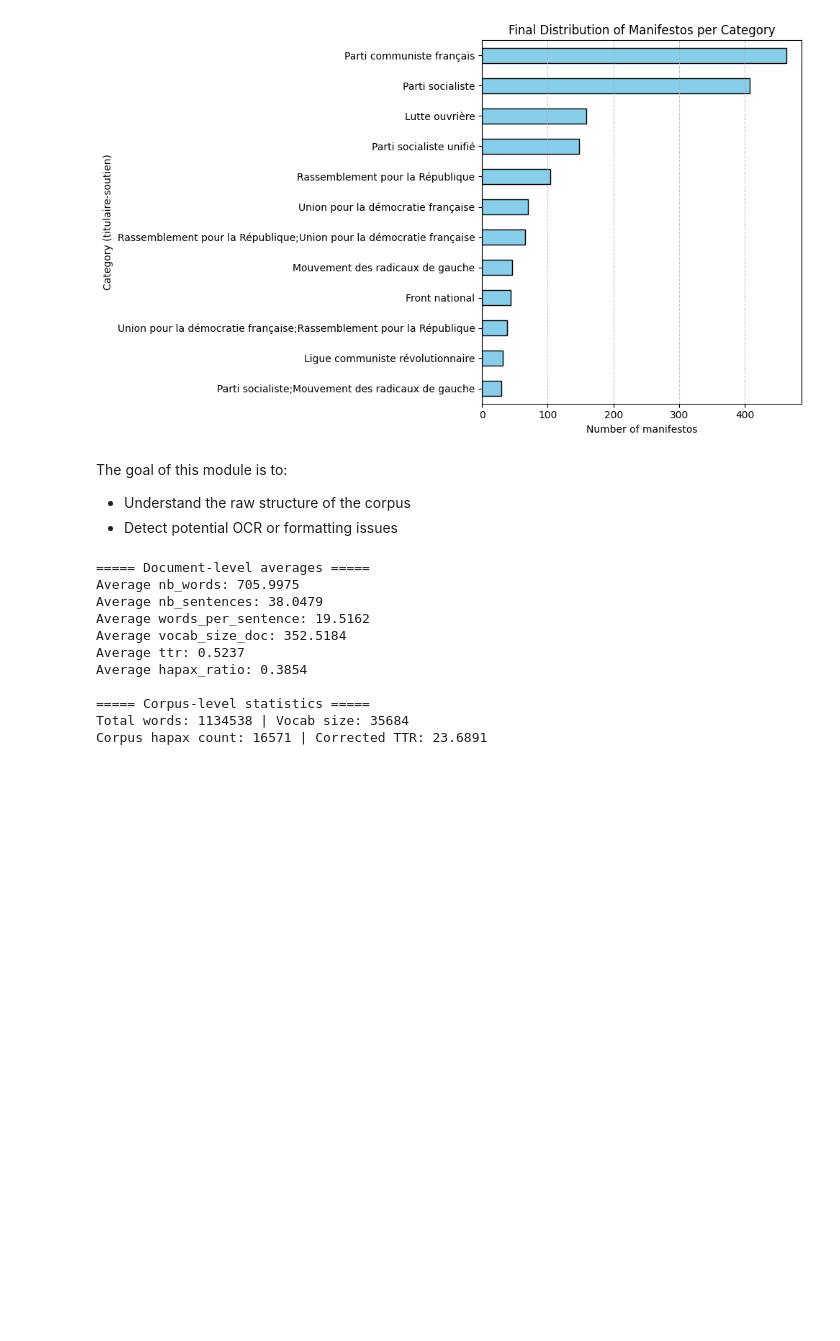
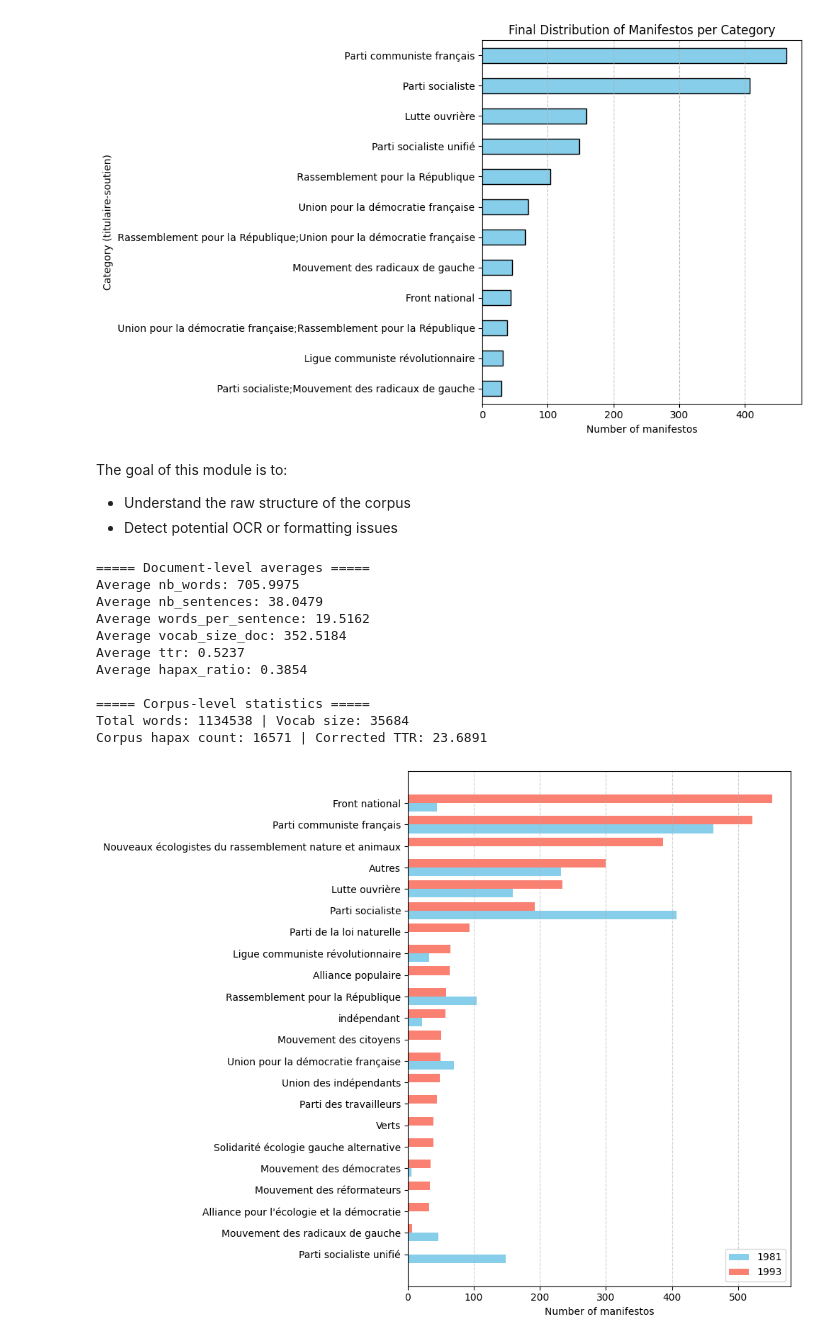
Before and after one commit to Amandine701/NLP_rendus, a Jupyter notebook: stats_descriptives.ipynb, the cells around one changed output. Drawn from its saved outputs; the diff is of its cells as text; code cells hidden in the pictures; blank space fills up the shorter version.

Commit message:
Ajout d'un graph pour le rapport

```diff
--- a/stats_descriptives.ipynb
+++ b/stats_descriptives.ipynb
@@ -501,3 +501,75 @@ Average hapax_ratio: 0.3854
 ===== Corpus-level statistics =====
 Total words: 1134538 | Vocab size: 35684
 Corpus hapax count: 16571 | Corrected TTR: 23.6891
+# %%
+############## Comparative analysis of election manifestos (1981 vs 1993) for the report########
+
+csv_path_81 = "/home/onyxia/work/NLP_rendus/.ipynb_checkpoints/data/legislatives_1981.csv"
+csv_path_93 = "/home/onyxia/work/NLP_rendus/.ipynb_checkpoints/data/legislatives_1993.csv"
+
+df_81 = pd.read_csv(csv_path_81, encoding="utf-8")
+df_93 = pd.read_csv(csv_path_93, encoding="utf-8")
+
+# Filter first round only
+df81 = df_81[df_81['contexte-tour'] == 1].copy()
+df93 = df_93[df_93['contexte-tour'] == 1].copy()
+
+# Data cleaning
+df_clean81 = df81[
+    (~df81['titulaire-soutien'].str.contains(';', na=False)) &
+    (df81['titulaire-soutien'] != 'non mentionné')
+]
+
+df_clean93 = df93[
+    (~df93['titulaire-soutien'].str.contains(';', na=False)) &
+    (~df93['titulaire-soutien'].isin(['non mentionné']))
+]
+
+# Count manifestos by party
+counts81 = df_clean81['titulaire-soutien'].value_counts()
+counts93 = df_clean93['titulaire-soutien'].value_counts()
+
+# Comparative table
+table = pd.concat([counts81, counts93], axis=1)
+table.columns = ['1981', '1993']
+table = table.fillna(0).astype(int)
+
+# Keep major parties (at least 30 manifestos)
+threshold = 30
+major = table[(table['1981'] >= threshold) | (table['1993'] >= threshold)]
+minor = table[(table['1981'] < threshold) & (table['1993'] < threshold)]
+
+# Group minor parties as 'Others'
+others = pd.DataFrame(minor.sum()).T
+others.index = ['Autres']
+table_final = pd.concat([major, others])
+
+# Calculate percentages
+table_final['% 1981'] = (table_final['1981'] / table_final['1981'].sum() * 100).round(1)
+table_final['% 1993'] = (table_final['1993'] / table_final['1993'].sum() * 100).round(1)
+
+# Sort by 1993 counts for better visualization
+table_final = table_final.sort_values(by='1993', ascending=False)
+
+#  Filter categories for the chart
+df_filtered = table_final[(table_final['1981'] > 30) | (table_final['1993'] > 30)]
+df_filtered = df_filtered.sort_values('1993', ascending=True)
+
+#  Plot horizontal bar chart
+plt.figure(figsize=(10, 8))
+
+y = range(len(df_filtered))
+
+plt.barh(y, df_filtered['1981'], height=0.4, label='1981', color='skyblue')
+plt.barh([i + 0.4 for i in y], df_filtered['1993'], height=0.4, label='1993', color='salmon')
+
+plt.yticks([i + 0.2 for i in y], df_filtered.index)
+
+plt.xlabel("Number of manifestos")
+#plt.title("Distribution of manifestos by party (1981 vs 1993)")
+plt.legend()
+plt.grid(axis='x', linestyle='--', alpha=0.6)
+plt.tight_layout()
+plt.show()
+# %% [output]
+[figure, added]
```
